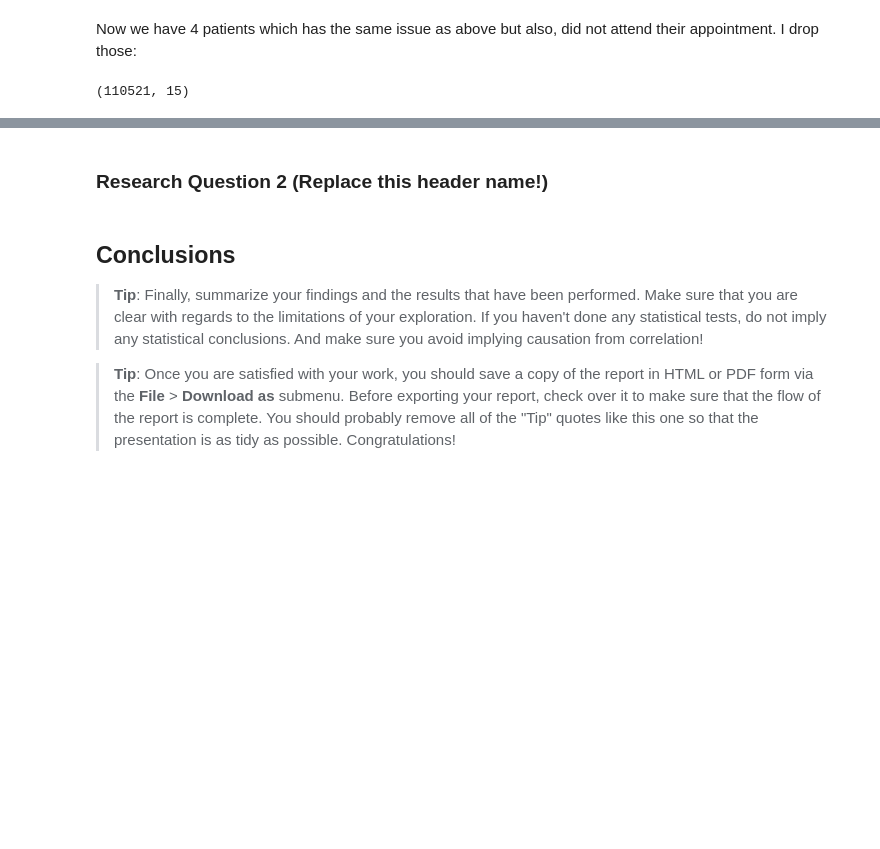
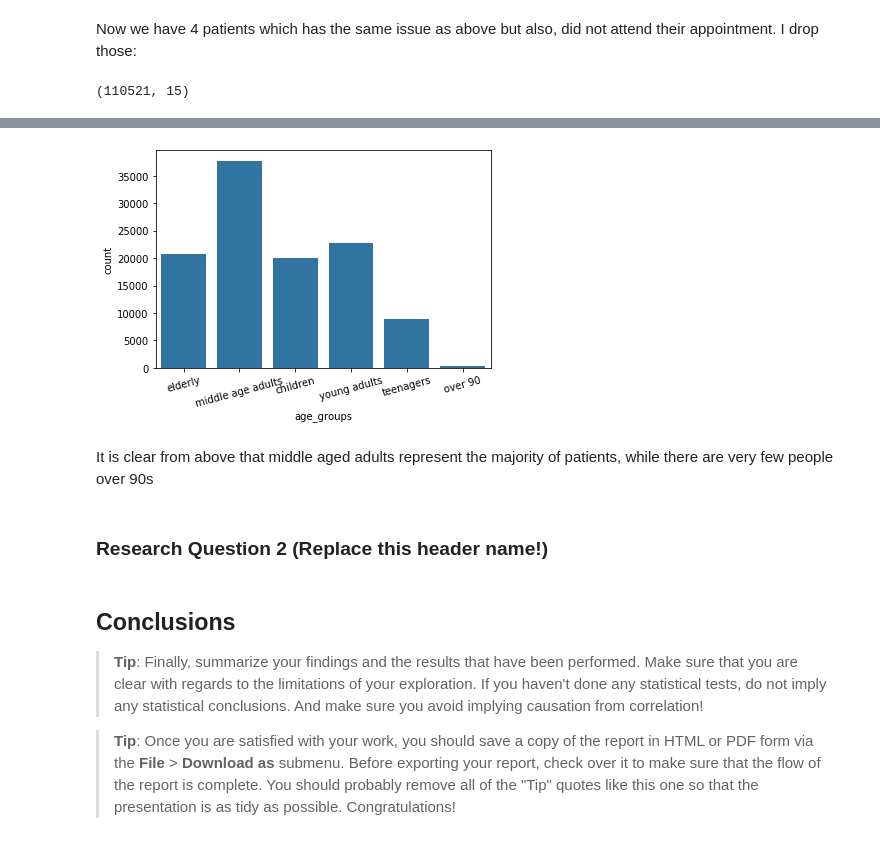
Before and after one commit to BexTuychiev/appointments_show, a Jupyter notebook: investigate-a-dataset-template.ipynb, the cells around one changed output, grey strips where cells are left out. Saved outputs shown, nothing was run; the diff lists cells and outputs as text; code cells hidden in the pictures; blank space fills up the shorter version.

```diff
--- a/investigate-a-dataset-template.ipynb
+++ b/investigate-a-dataset-template.ipynb
@@ -368,0 +378,19 @@ appointments.shape
+# %%
+def group_age(age):
+    """Groups the ages into 4 different groups:
+    Children, Teenagers, Yound Adults, Middle Age Adults, Elderly, over 90"""
+    if 0 <= age < 12:
+        return 'children'
+    elif 12 <= age < 19:
+        return 'teenagers'
+    elif 19 <= age < 35:
+        return 'young adults'
+    elif 35 <= age < 60:
+        return 'middle age adults'
+    elif 60 <= age < 90:
+        return 'elderly'
+    else:
+        return 'over 90'
+# %%
+appointments['age_groups'] = appointments.age.apply(group_age)
+appointments.sample(10)
@@ -369,3 +409,12 @@ appointments.shape
+# %%
+# Now let's look at the distribution of age again
+base_color = sb.color_palette()[0]
+sb.countplot(data=appointments, x='age_groups', color=base_color)
+plt.xticks(rotation=15);
+# %% [output]
+[figure, added]
+# %% [markdown]
+It is clear from above that middle aged adults represent the majority of patients, while there are very few people over 90s
 # %% [markdown]
 ### Research Question 2  (Replace this header name!)
 # %%
```
Also changed, not shown: parts of 7 cells of this notebook.
